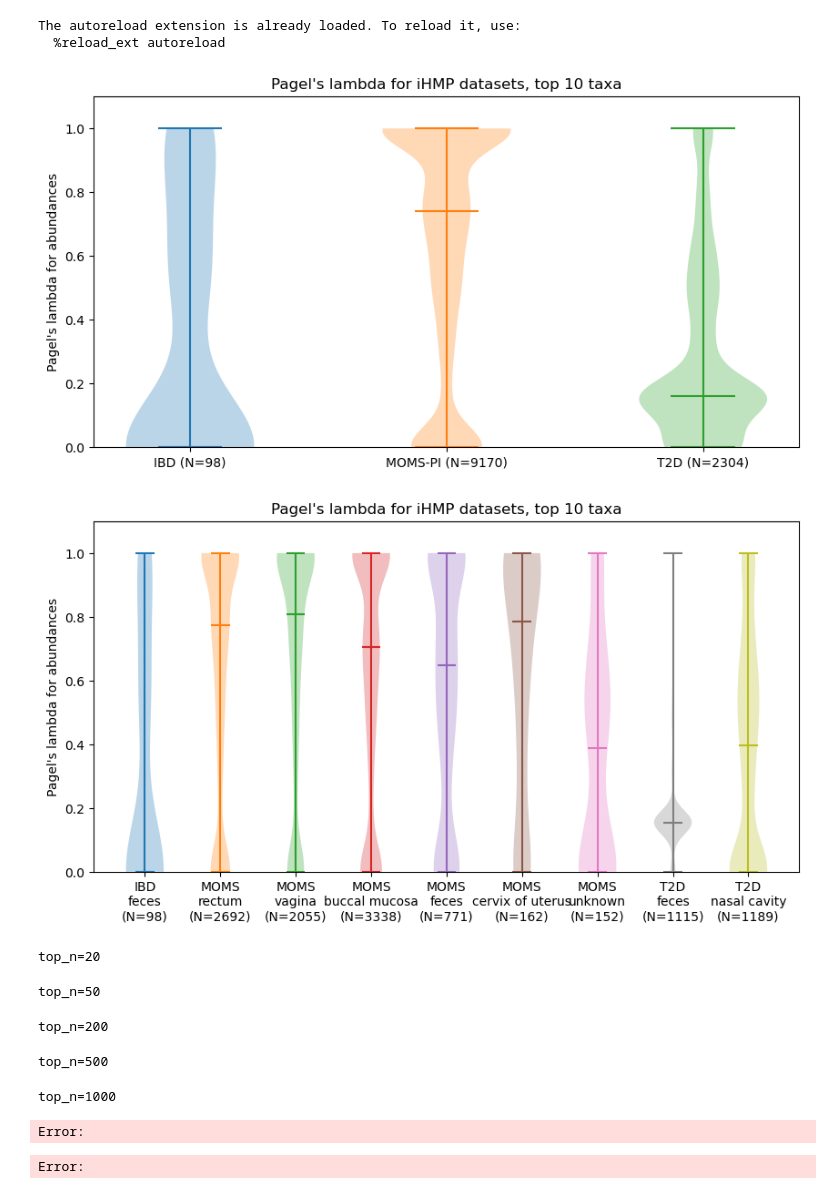
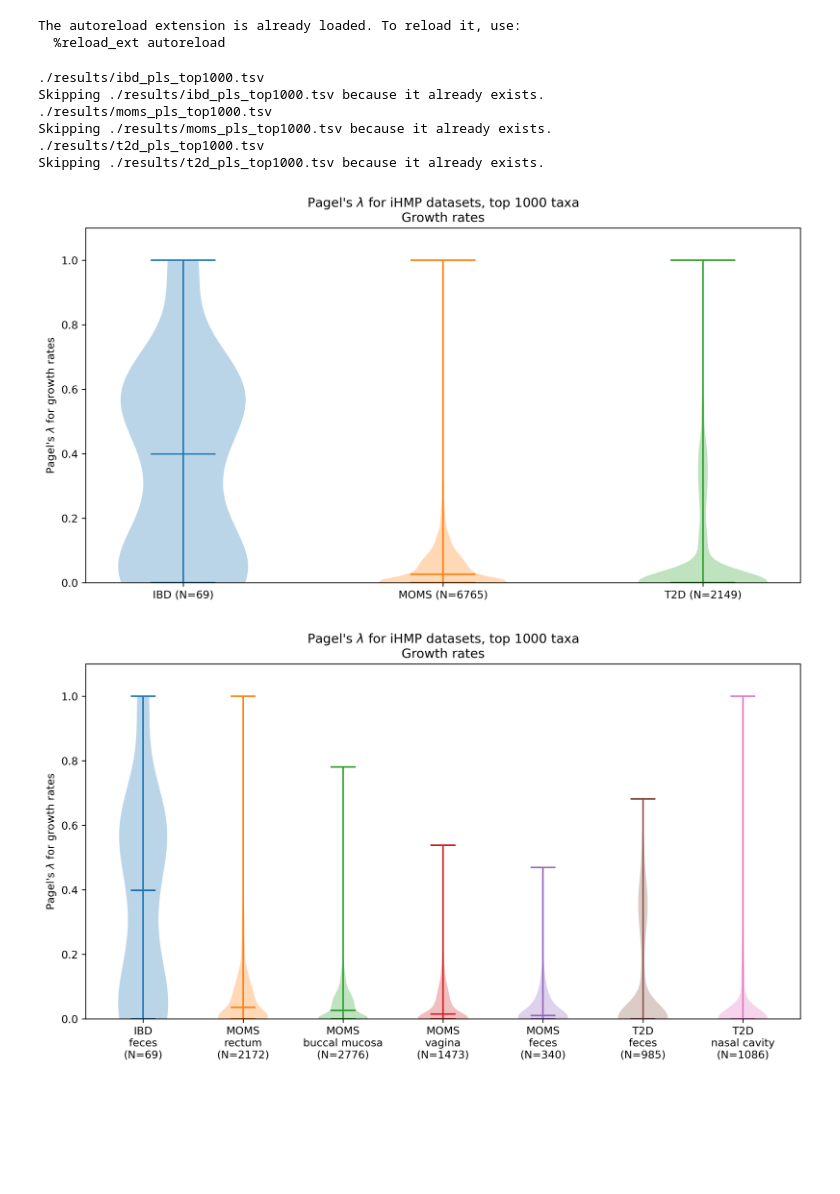
Before and after one commit to pchlenski/phylosig, a Jupyter notebook: 03_empirical.ipynb, the cells around one changed output. Drawn from its saved outputs; the diff is of its cells as text; code cells hidden in the pictures; blank space fills up the shorter version.

Commit message:
Mostly better plotting

```diff
--- a/03_empirical.ipynb
+++ b/03_empirical.ipynb
@@ -8,8 +8,12 @@ from src.ihmp import get_diffs, pagels_dataframe
 
 # Global variables
 GG_TREE = "./greengenes/data/gg_13_5_otus_99_annotated.tree"
-TOP_N = 1000
+TOP_N = 100
 ABUNDANCE = True
+FIG = {
+    "dpi": 300,
+    "figsize": (12, 6)
+}
 
 # Datasets
 names = ["ibd", "moms", "t2d"]
@@ -20,7 +24,7 @@ if ABUNDANCE:
     ab_title = "Relative abundances"
 else:
     ab_str = ""
-    ab_title = "$\delta$ log-relative abundances"
+    ab_title = "Growth rates"
 # %% [output]
 The autoreload extension is already loaded. To reload it, use:
   %reload_ext autoreload
@@ -35,6 +39,7 @@ data = {
 
 for name in names:
     outpath = f"./results/{name}_{ab_str}pls_top{TOP_N}.tsv"
+    print(outpath)
     if os.path.exists(outpath):
         print(f"Skipping {outpath} because it already exists.")
         continue
@@ -43,6 +48,13 @@ for name in names:
     tree.write(
         format=1, outfile=f"./results/{name}_{ab_str}tree_top{TOP_N}.nwk"
     )
+# %% [output]
+./results/ibd_pls_top1000.tsv
+Skipping ./results/ibd_pls_top1000.tsv because it already exists.
+./results/moms_pls_top1000.tsv
+Skipping ./results/moms_pls_top1000.tsv because it already exists.
+./results/t2d_pls_top1000.tsv
+Skipping ./results/t2d_pls_top1000.tsv because it already exists.
 # %%
 # Violin plot
 import matplotlib.pyplot as plt
@@ -57,7 +69,8 @@ for name in names:
 pls = pd.concat(data)
 
 # Plot
-plt.figure(figsize=(10, 5))
+plt.figure(**FIG)
+labels = []
 datasets = pls["dataset"].unique()
 for i, dataset in enumerate(data):
     plt.violinplot(
@@ -65,51 +78,49 @@ for i, dataset in enumerate(data):
         showmedians=True,
         positions=[i + 1],
     )
+    labels.append(f"{dataset['dataset'][0]} (N={len(dataset)})")
 
 # print(len(ibd_pls["lambda"].dropna().values)) # 69
 # print(len(moms_pls["lambda"].dropna().values)) # 6765
 # print(len(t2d_pls["lambda"].dropna().values)) # 2071
 
-if ABUNDANCE:
-    plt.ylabel("Pagel's $\lambda$ for abundances")
-    plt.xticks(range(1, 4), ["IBD (N=98)", "MOMS-PI (N=9170)", "T2D (N=2304)"])
-else:
-    plt.ylabel("Pagel's $\lambda$ for growth rates")
-    plt.xticks(range(1, 4), ["IBD (N=69)", "MOMS-PI (N=6765)", "T2D (N=2071)"])
+plt.ylabel(f"Pagel's $\lambda$ for {ab_title.lower()}")
+plt.xticks(range(1, 4), labels)
+# if ABUNDANCE:
+#     plt.xticks(range(1, 4), ["IBD (N=98)", "MOMS-PI (N=9170)", "T2D (N=2304)"])
+# else:
+#     plt.xticks(range(1, 4), ["IBD (N=69)", "MOMS-PI (N=6765)", "T2D (N=2071)"])
 plt.title(f"Pagel's $\lambda$ for iHMP datasets, top {TOP_N} taxa\n{ab_title}")
 plt.ylim(0, 1.1)
 plt.savefig(f"./results/{ab_str}pls_top{TOP_N}.png", dpi=300)
 plt.show()
 # %% [output]
-[figure, old version]
+[figure, new version]
 # %%
 # Same thing but grouped by body site
 
 # Only need the plotting part, though:
-plt.figure(figsize=(10, 5))
+plt.figure(**FIG)
 datasets = pls["dataset"].unique()
 labels = []
 position = 1
 for dataset in data:
     for site in dataset["site"].unique():
         name = dataset["dataset"].unique()[0]
         lambdas = dataset[dataset["site"] == site]["lambda"].dropna().values
         if len(lambdas) > 4: # Drop uselessly small samples
             labels.append(f"{name}\n{site}\n(N={len(lambdas)})")
             plt.violinplot(lambdas, showmedians=True, positions=[position])
             position += 1
 
 plt.xticks(range(1, position), labels)
-if ABUNDANCE:
-    plt.ylabel("Pagel's $\lambda$ for abundances")
-else:
-    plt.ylabel("Pagel's $\lambda$ for growth rates")
+plt.ylabel(f"Pagel's $\lambda$ for {ab_title.lower()}")
 plt.title(f"Pagel's $\lambda$ for iHMP datasets, top {TOP_N} taxa\n{ab_title}")
 plt.ylim(0, 1.1)
 plt.savefig(f"./results/{ab_str}lambda_by_site_top{TOP_N}.png", dpi=300)
 plt.show()
 # %% [output]
-[figure, old version]
+[figure, new version]
 # %%
 # New experiment: effect of top_N on lambda values, violin plot, IBD only
 
@@ -124,16 +135,8 @@ for top_n in topn_vals:
     print(f"top_n={top_n}")
     diffs_ibd = get_diffs("ibd", top_n=top_n, get_abundances=ABUNDANCE)
     pls, tree = pagels_dataframe(diffs_ibd, GG_TREE)
-    pls.to_csv(outpath)
+    pls.to_table(outpath)
     tree.write(format=1, outfile=f"./results/ibd_{ab_str}tree_top{top_n}.nwk")
-# %% [output]
-top_n=20
-top_n=50
-top_n=200
-top_n=500
-top_n=1000
-Error:
-Error:
 # %%
 import pandas as pd
 import matplotlib.pyplot as plt
```
Also changed, not shown: parts of 1 cell of this notebook, 20 other files.
